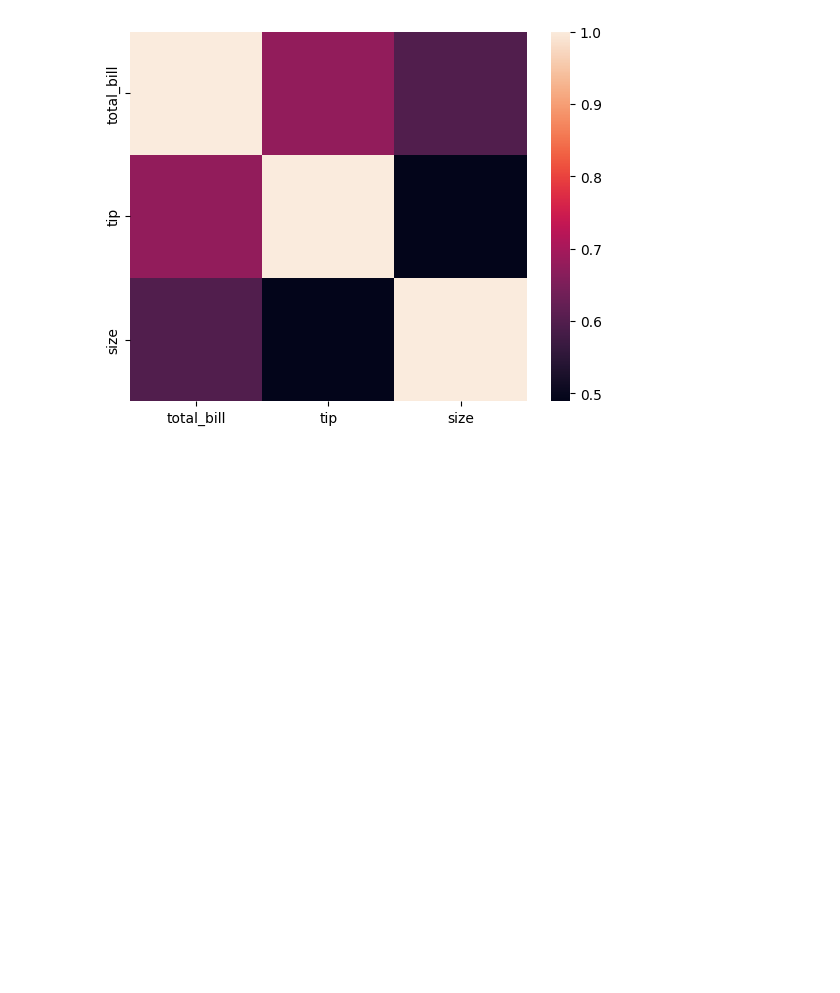
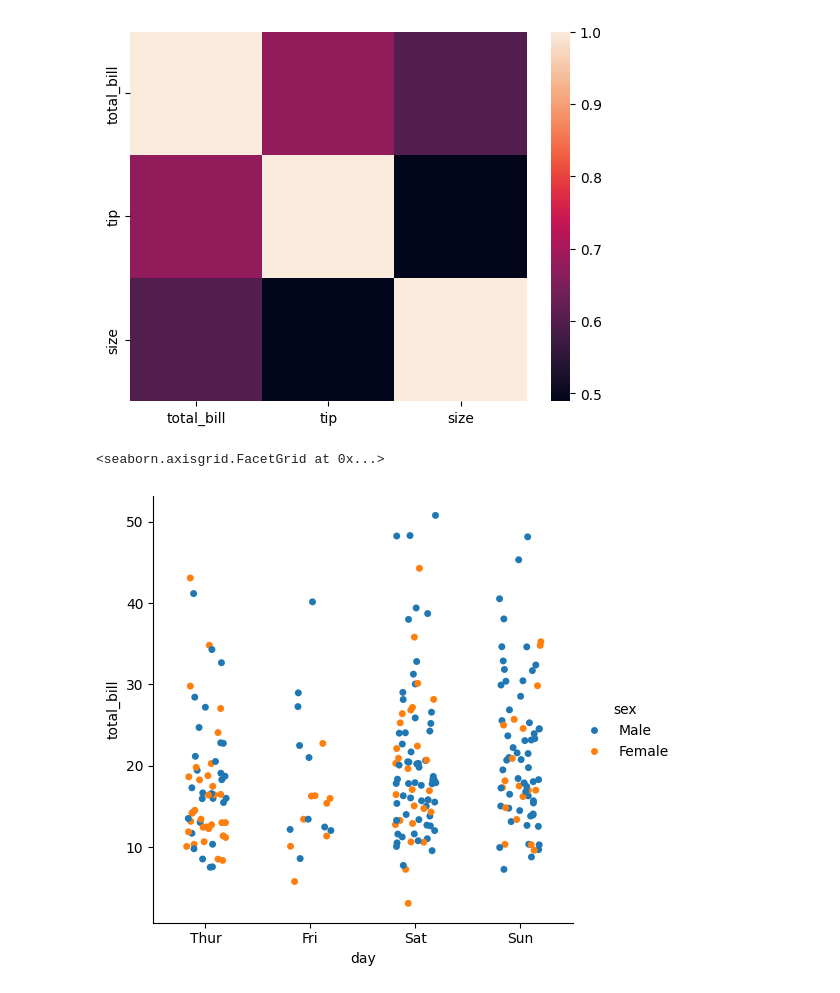
Before and after one commit to soni-vaishnavi/My_Daily_Work, a Jupyter notebook: ML/visualization/seabrn.ipynb, the cells around one changed output. Saved outputs shown, nothing was run; the diff lists cells and outputs as text; code cells hidden in the pictures; blank space fills up the shorter version.

```diff
--- a/ML/visualization/seabrn.ipynb
+++ b/ML/visualization/seabrn.ipynb
@@ -132,3 +132,9 @@ sns.heatmap(newdf.corr())
 # %% [output]
 <Axes: >
 [figure]
+# %%
+# jitter
+sns.catplot(data=df, x='day',y='total_bill',kind='strip',jitter=0.2,hue='sex')
+# %% [output]
+<seaborn.axisgrid.FacetGrid at 0x...>
+[figure, added]
```
Also changed, not shown: parts of 4 cells of this notebook, 7 other files.
